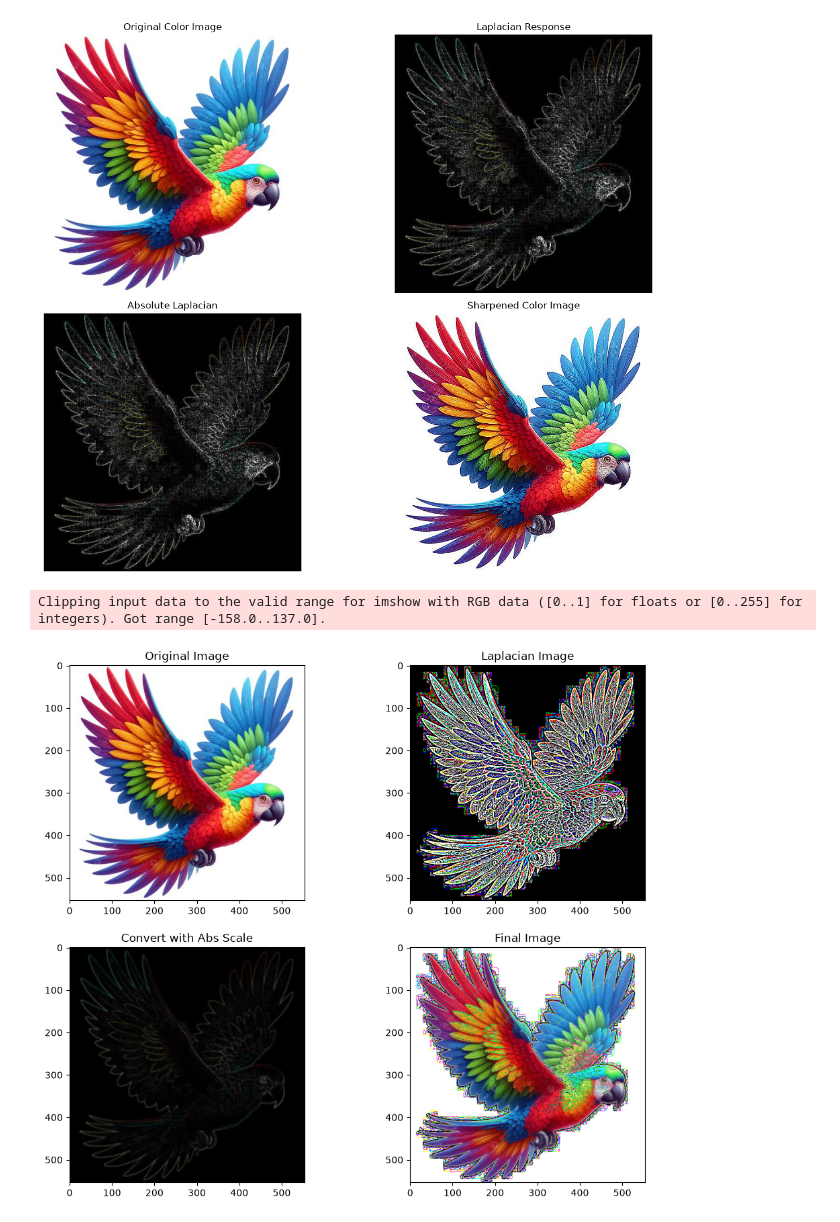
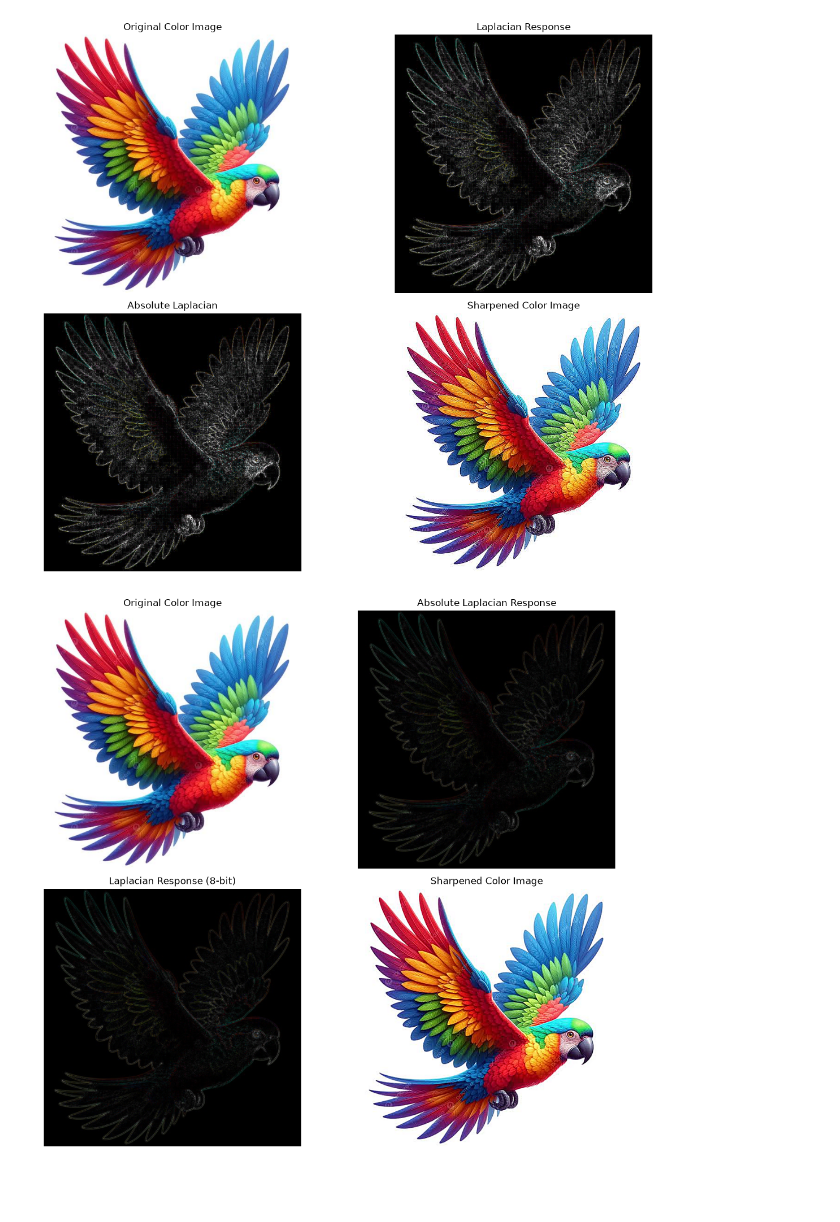
Before and after one commit to hsinxf/ImageProcessing-Labs, a Jupyter notebook: LAB-7/Lab_7_A_Laplacian_Filter_Color.ipynb, the cells around one changed output. Drawn from its saved outputs; the diff is of its cells as text; code cells hidden in the pictures; blank space fills up the shorter version.

```diff
--- a/LAB-7/Lab_7_(A)_Laplacian_Filter.ipynb
+++ b/LAB-7/Lab_7_A_Laplacian_Filter_Color.ipynb
@@ -52,27 +52,29 @@ plt.show()
 # %%
 # ================== ( Laplacian Filter ) ===============
 
 # 1. Optional: Apply Gaussian Blur to reduce noise
-# This prevents the algorithm from picking up tiny details as edges
 blurred = cv2.GaussianBlur(img, (3, 3), 0)
 
-# 2. Apply the Laplacian Algorithm
-# Use CV_64F to capture both positive and negative gradients (essential for edges)
+# 2. Apply the Laplacian separately to the RGB channels
 laplacian = cv2.Laplacian(blurred, cv2.CV_64F)
 
-# 3. Convert back to 8-bit image to view it properly
+# 3. Create an 8-bit visualization of the absolute response
 laplacian_8bit = cv2.convertScaleAbs(laplacian)
 
-# 4. Adding Laplace and origianl Image
-finalImage2 = img + laplacian_8bit
+# 4. Sharpen using the signed Laplacian response.
+# Convert to a signed type and clip to prevent uint8 overflow.
+finalImage2 = np.clip(
+    img.astype(np.float64) - laplacian,
+    0, 255
+).astype(np.uint8)
 
-# 5. Display images
+# 5. Display color images
 plt.figure(figsize=(12, 10))
-plt.subplot(221), plt.imshow(img, cmap='gray'), plt.title('Original Image')
-plt.subplot(222), plt.imshow(laplacian, cmap='gray'), plt.title('Laplacian Image')
-plt.subplot(223), plt.imshow(laplacian_8bit, cmap='gray'), plt.title('Convert with Abs Scale')
-plt.subplot(224), plt.imshow(finalImage2, cmap='gray'), plt.title('Final Image')
+plt.subplot(221), plt.imshow(img), plt.title('Original Color Image'), plt.axis('off')
+plt.subplot(222), plt.imshow(laplacian_8bit), plt.title('Absolute Laplacian Response'), plt.axis('off')
+plt.subplot(223), plt.imshow(laplacian_8bit), plt.title('Laplacian Response (8-bit)'), plt.axis('off')
+plt.subplot(224), plt.imshow(finalImage2), plt.title('Sharpened Color Image'), plt.axis('off')
+plt.tight_layout()
 plt.show()
 # %% [output]
-Clipping input data to the valid range for imshow with RGB data ([0..1] for floats or [0..255] for integers). Got range [-158.0..137.0].
-[figure, old version]
+[figure, new version]
```
Also changed, not shown: parts of 1 cell of this notebook, 3 other files.
